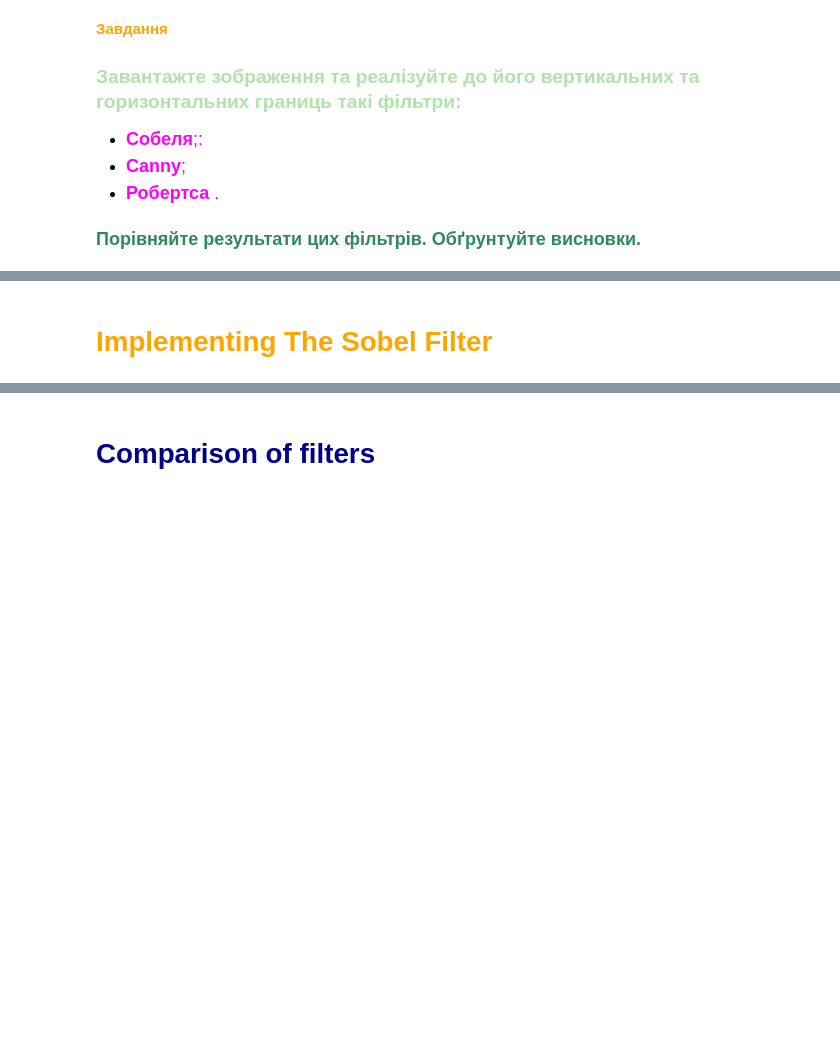
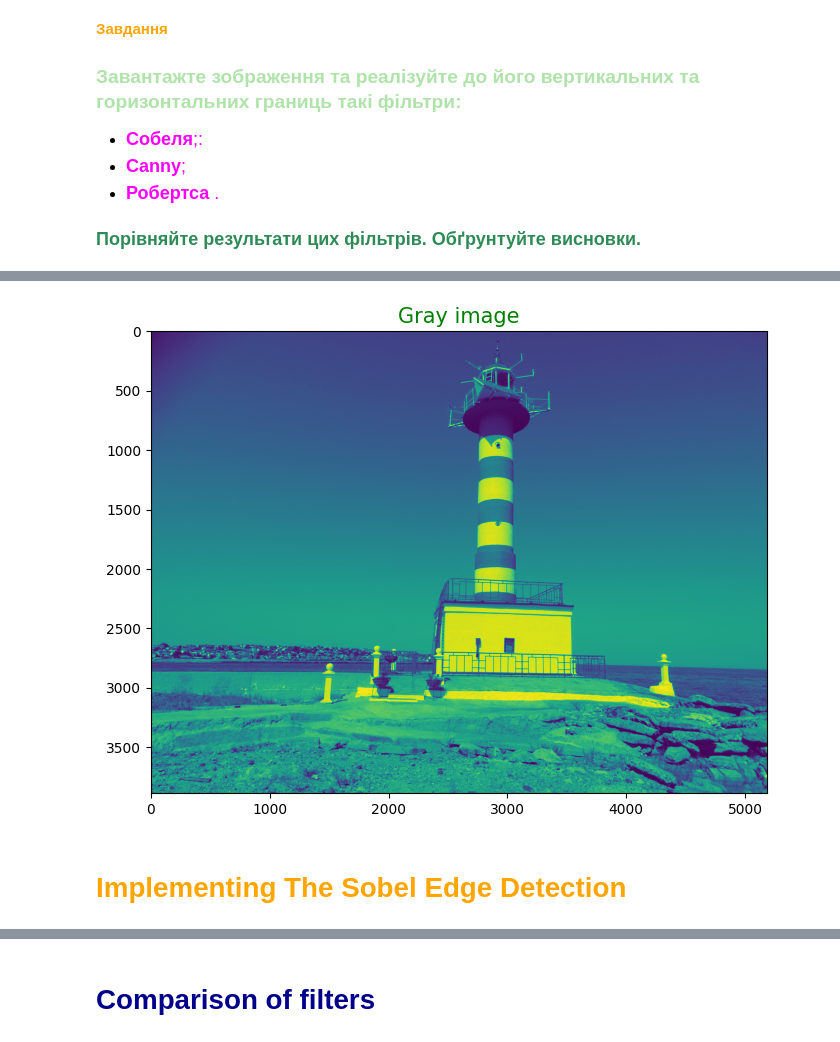
Before and after one commit to OleksiiHayvoronskyi/lesson_60, a Jupyter notebook: Lesson_60_BorderSelectionFilters.ipynb, the cells around one changed output, grey strips where cells are left out. Saved outputs shown, nothing was run; the diff lists cells and outputs as text; code cells hidden in the pictures; blank space fills up the shorter version.

```diff
--- a/Lesson_60_BorderSelectionFilters.ipynb
+++ b/Lesson_60_BorderSelectionFilters.ipynb
@@ -37,5 +39,14 @@ plt.show()
+# %%
+# Converting the origin image to gray.
+gray_img = cv2.cvtColor(origin_img, cv2.COLOR_BGR2GRAY)
+plt.figure(figsize=(10, 6))
+plt.title('Gray image', fontsize=15, color='g')
+plt.imshow(gray_img)
+plt.show()
+# %% [output]
+[figure, added]
 # %% [markdown]
-# <font color='orange'>Implementing The Sobel Filter</font>
+# <font color='orange'>Implementing The Sobel Edge Detection</font>
 # %%
 # Making matrix for the Sobel filter.
 kernel_X = np.array([[-1,0,1], [-2,0,2], [-1,0,1]])
```
Also changed, not shown: parts of 11 cells of this notebook, 1 other file.
